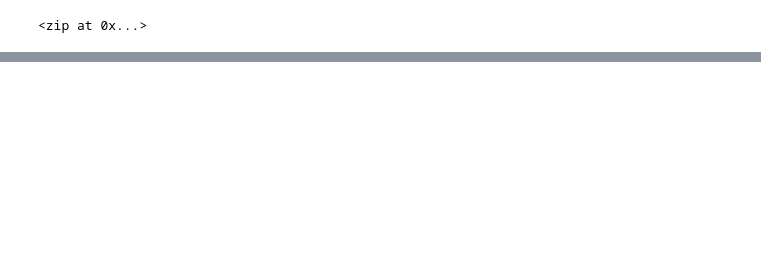
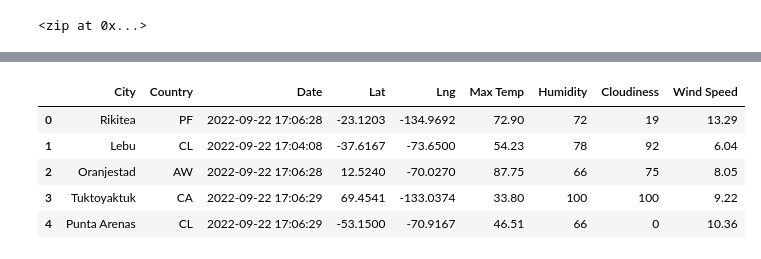
Before and after one commit to vichugo23/World_Weather_Analysis, a Jupyter notebook: WeatherPy.ipynb, the cells around one changed output, grey strips where cells are left out. Drawn from its saved outputs; the diff is of its cells as text; code cells hidden in the pictures; blank space fills up the shorter version.

```diff
--- a/WeatherPy.ipynb
+++ b/WeatherPy.ipynb
@@ -96,0 +223,21 @@ hermanus za
+# %%
+#Next, we'll reorder the columns as City, Country, Date, Lat, Lng, Max Temp, Humidity, Cloudiness, and Wind Speed, so they are easy to read.
+
+#Recall that to reorder the columns, we assign a variable to an array of the columns in the order we want them to appear:
+
+#new_column_order = ["column2", "column4", "column1"]
+
+#Then, we assign a new or the same DataFrame with new column order:
+
+#df = df[new_column_order]
+
+new_column_order = ["City", "Country","Date","Lat","Lng","Max Temp", "Humidity", "Cloudiness", "Wind Speed"]
+city_data_df= city_data_df[new_column_order]
+city_data_df.head()
+# %% [output]
+|  | City | Country | Date | Lat | Lng | Max Temp | Humidity | Cloudiness | Wind Speed |
+| 0 | Rikitea | PF | 2022-09-22 17:06:28 | -23.1203 | -134.9692 | 72.90 | 72 | 19 | 13.29 |
+| 1 | Lebu | CL | 2022-09-22 17:04:08 | -37.6167 | -73.6500 | 54.23 | 78 | 92 | 6.04 |
+| 2 | Oranjestad | AW | 2022-09-22 17:06:28 | 12.5240 | -70.0270 | 87.75 | 66 | 75 | 8.05 |
+| 3 | Tuktoyaktuk | CA | 2022-09-22 17:06:29 | 69.4541 | -133.0374 | 33.80 | 100 | 100 | 9.22 |
+| 4 | Punta Arenas | CL | 2022-09-22 17:06:29 | -53.1500 | -70.9167 | 46.51 | 66 | 0 | 10.36 |
```
Also changed, not shown: parts of 11 cells of this notebook, 1 other file.
